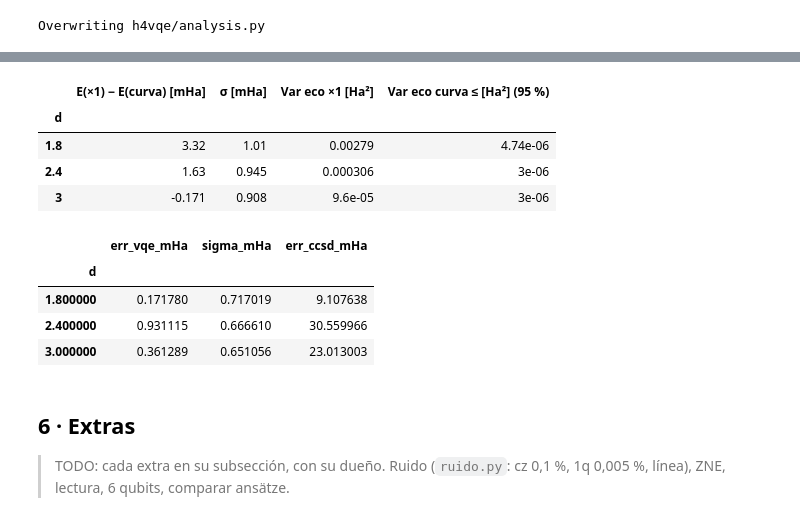
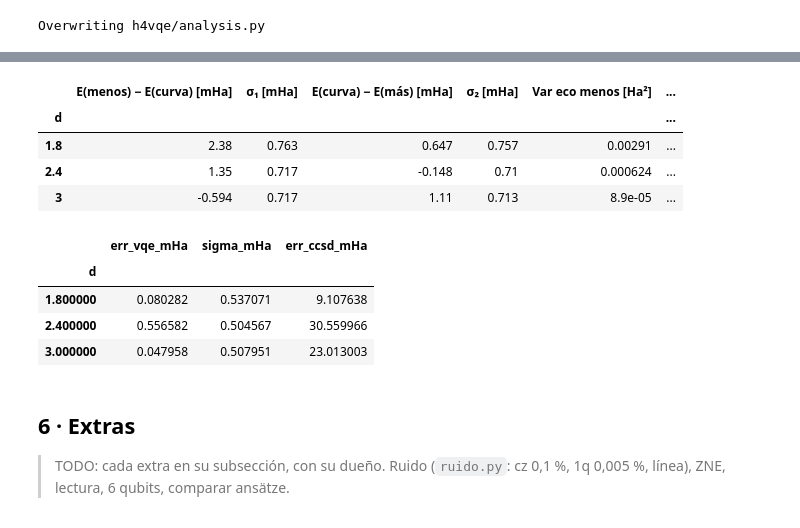
Before and after one commit to octavioromagnoli/quantum-toffolis, a Jupyter notebook: notebook/H4_VQE.ipynb, the cells around one changed output, grey strips where cells are left out. Saved outputs shown, nothing was run; the diff lists cells and outputs as text; code cells hidden in the pictures.

```diff
--- a/notebook/H4_VQE.ipynb
+++ b/notebook/H4_VQE.ipynb
@@ -343,12 +504,20 @@ from .ansatz import Ansatz
 
 def optimize_params(ans: Ansatz, H, x0=None, tol: float = 1e-10, maxiter: int = 2000,
                     n_restarts: int = 0, seed: int = 0) -> dict:
-    """L-BFGS-B con gradiente analítico. Devuelve dict con x, energy, nfev."""
+    """L-BFGS-B con gradiente analítico. Devuelve dict con x, energy, nfev.
+
+    Siempre prueba también θ = 0 (|HF⟩), además del x0 dado (warm start de la distancia
+    anterior), y se queda con la energía más baja (es variacional, así que el mínimo es el
+    mejor). Con la lista ADAPT de 15 operadores, el warm start solo cae en mínimos malos
+    a 2,6-3,0 Å (hasta 2 mHa), y desde θ = 0 da 0,05-0,15 mHa.
+    """
     Hm = H.to_matrix(sparse=True)
     fun = lambda x: ans.fast.energy_and_grad(x, Hm)
-    starts = [np.zeros(ans.num_parameters) if x0 is None else np.asarray(x0, float)]
+    zero = np.zeros(ans.num_parameters)
+    bases = [zero] if x0 is None else [np.asarray(x0, float), zero]
     rng = np.random.default_rng(seed)
-    starts += [starts[0] + rng.normal(0, 0.1, ans.num_parameters) for _ in range(n_restarts)]
+    starts = list(bases)
+    starts += [b + rng.normal(0, 0.1, ans.num_parameters) for b in bases for _ in range(n_restarts)]
     best = None
     for s in starts:
         r = minimize(fun, s, jac=True, method="L-BFGS-B",
@@ -1146,32 +2865,35 @@ total: 192 s
 # %%
-# Convergencia con la profundidad (sin FCI): cuánto baja la energía MEDIDA al agregar
-# parámetros, y cuánto cae la varianza (eco) en el mismo paso.
-piv = rel.pivot(index="d", columns="estado", values="E")
-lbl = [c for c in piv.columns if c.startswith("curva")][0]
-lbl1 = [c for c in piv.columns if c.startswith("UCCSD")][0]
-sig = rel.pivot(index="d", columns="estado", values="sigma")
+# Convergencia con la profundidad (sin FCI). Si el ansatz de la curva convergió:
+#   - el menos profundo da una energía MEDIDA más alta y una varianza (eco) mayor;
+#   - el más profundo (muchas más CZ) no baja la energía medida más allá de σ.
+E = rel.pivot(index="d", columns="rol", values="E")
+S = rel.pivot(index="d", columns="rol", values="sigma")
+by = lambda rol, col: rel[rel.rol == rol].set_index("d")[col]
 conv = pd.DataFrame({
-    "E(×1) − E(curva) [mHa]": 1e3*(piv[lbl1] - piv[lbl]),
-    "σ [mHa]": 1e3*np.hypot(sig[lbl1], sig[lbl]),
-    "Var eco ×1 [Ha²]": rel[rel.estado == lbl1].set_index("d").var_echo,
-    "Var eco curva ≤ [Ha²] (95 %)": rel[rel.estado == lbl].set_index("d").var_echo_up95,
+    "E(menos) − E(curva) [mHa]": 1e3*(E["menos profundo"] - E["curva"]),
+    "σ₁ [mHa]": 1e3*np.hypot(S["menos profundo"], S["curva"]),
 })
+if "más profundo" in E:
+    conv["E(curva) − E(más) [mHa]"] = 1e3*(E["curva"] - E["más profundo"])
+    conv["σ₂ [mHa]"] = 1e3*np.hypot(S["curva"], S["más profundo"])
+conv["Var eco menos [Ha²]"] = by("menos profundo", "var_echo")
+conv["Var eco curva ≤ [Ha²] (95 %)"] = by("curva", "var_echo_up95")
 with pd.option_context("display.float_format", lambda v: f"{v:.3g}"):
     display(conv)
 # Recién ahora, como comprobación: el error real contra FCI.
 chk = df.set_index("d").loc[rel_d, ["err_vqe_mHa", "sigma_mHa", "err_ccsd_mHa"]]
 chk
 # %% [output]
-|  | E(×1) − E(curva) [mHa] | σ [mHa] | Var eco ×1 [Ha²] | Var eco curva ≤ [Ha²] (95 %) |
-| d |  |  |  |  |
-| 1.8 | 3.32 | 1.01 | 0.00279 | 4.74e-06 |
-| 2.4 | 1.63 | 0.945 | 0.000306 | 3e-06 |
-| 3 | -0.171 | 0.908 | 9.6e-05 | 3e-06 |
+|  | E(menos) − E(curva) [mHa] | σ₁ [mHa] | E(curva) − E(más) [mHa] | σ₂ [mHa] | Var eco menos [Ha²] | ... |
+| d |  |  |  |  |  | ... |
+| 1.8 | 2.38 | 0.763 | 0.647 | 0.757 | 0.00291 | ... |
+| 2.4 | 1.35 | 0.717 | -0.148 | 0.71 | 0.000624 | ... |
+| 3 | -0.594 | 0.717 | 1.11 | 0.713 | 8.9e-05 | ... |
 |  | err_vqe_mHa | sigma_mHa | err_ccsd_mHa |
 | d |  |  |  |
-| 1.800000 | 0.171780 | 0.717019 | 9.107638 |
-| 2.400000 | 0.931115 | 0.666610 | 30.559966 |
-| 3.000000 | 0.361289 | 0.651056 | 23.013003 |
+| 1.800000 | 0.080282 | 0.537071 | 9.107638 |
+| 2.400000 | 0.556582 | 0.504567 | 30.559966 |
+| 3.000000 | 0.047958 | 0.507951 | 23.013003 |
 # %% [markdown]
 ## 6 · Extras
 
```
Also changed, not shown: parts of 36 cells of this notebook, 8 other files.
